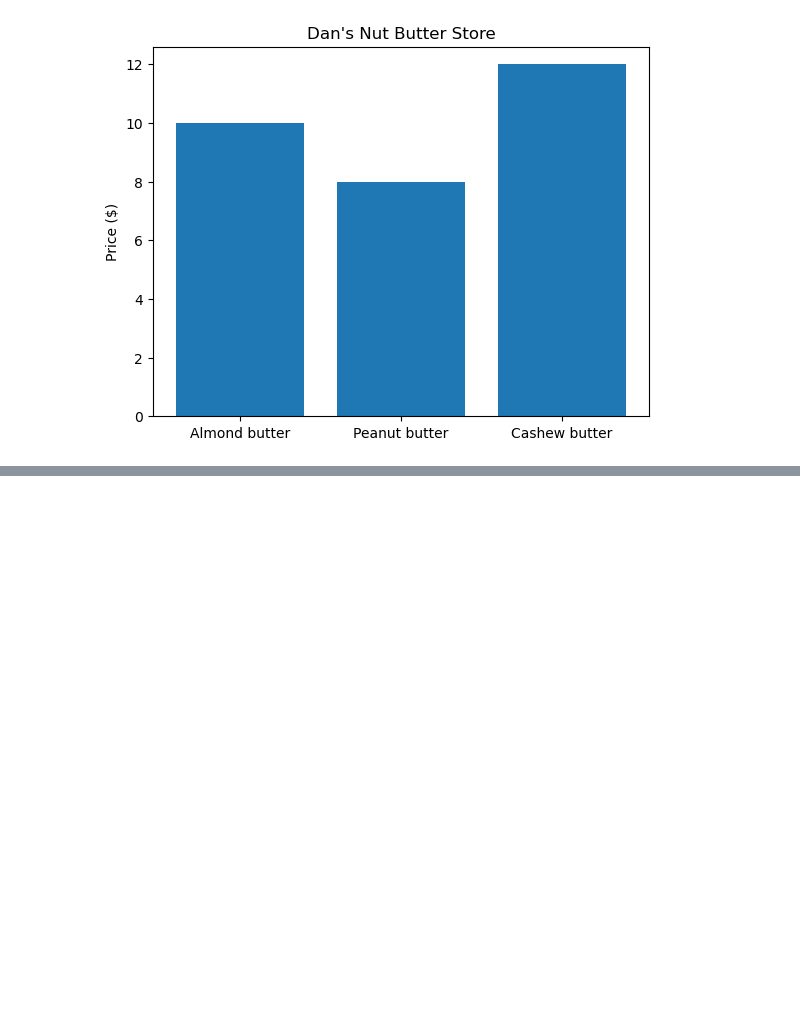
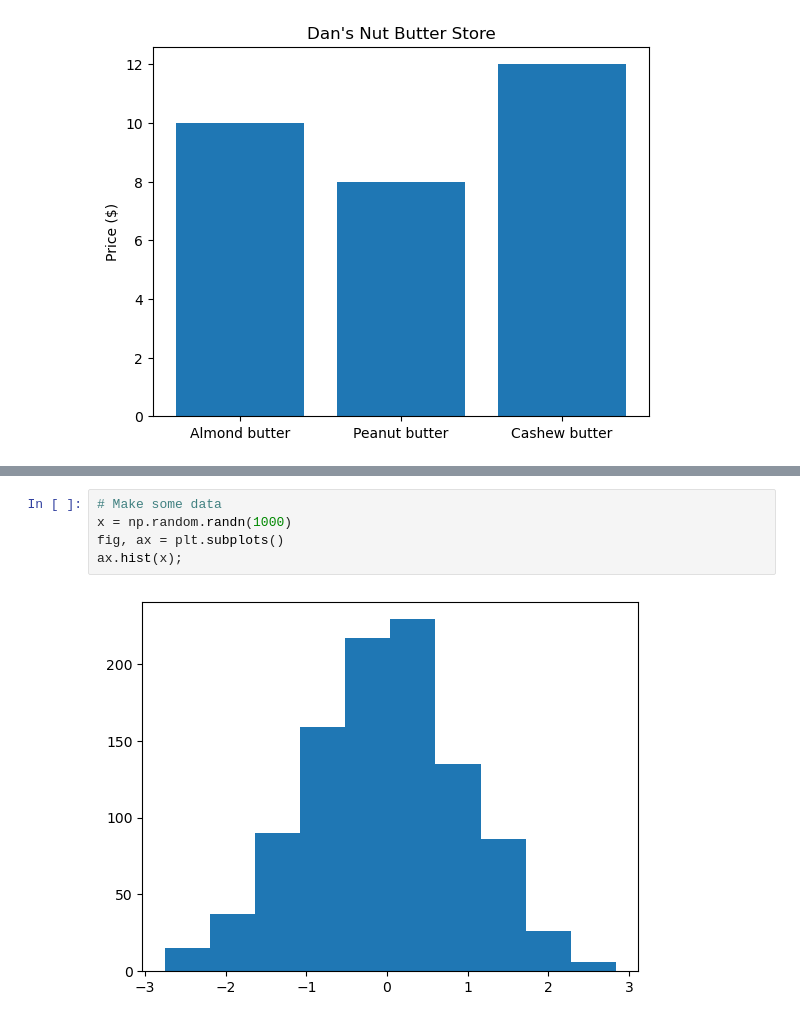
Before and after one commit to sserges/sample_project, a Jupyter notebook: intro-matplot.ipynb, the cells around one changed output, grey strips where cells are left out. Drawn from its saved outputs; the diff is of its cells as text; blank space fills up the shorter version.

```diff
--- a/intro-matplot.ipynb
+++ b/intro-matplot.ipynb
@@ -118,0 +124,7 @@ ax.set(title="Dan's Nut Butter Store", ylabel="Price ($)");
+# %%
+# Make some data
+x = np.random.randn(1000)
+fig, ax = plt.subplots()
+ax.hist(x);
+# %% [output]
+[figure, added]
```
Also changed, not shown: parts of 3 cells of this notebook.
